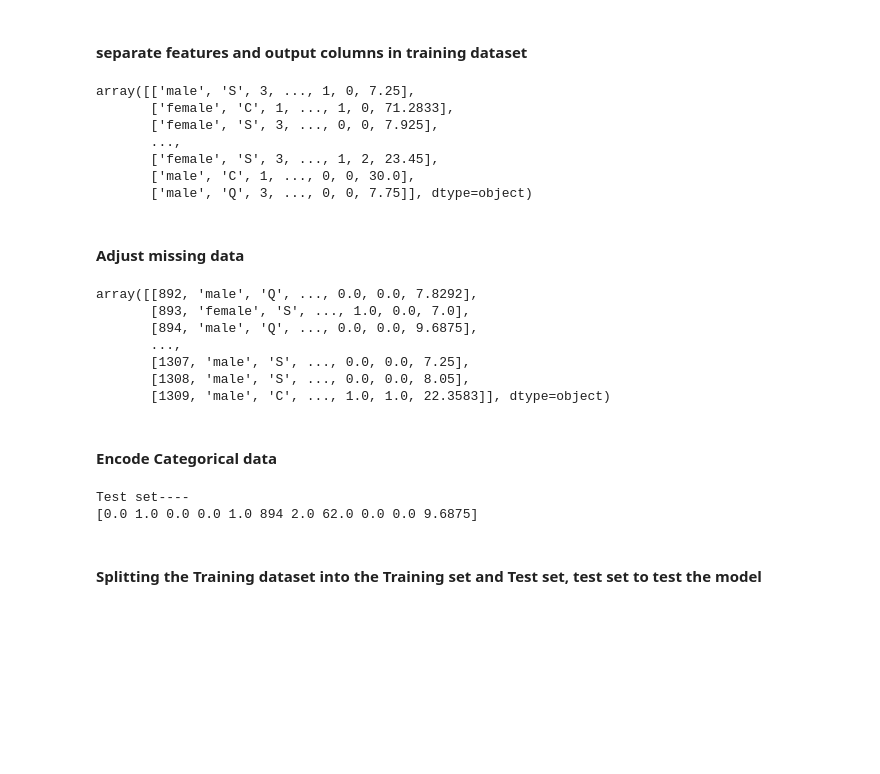
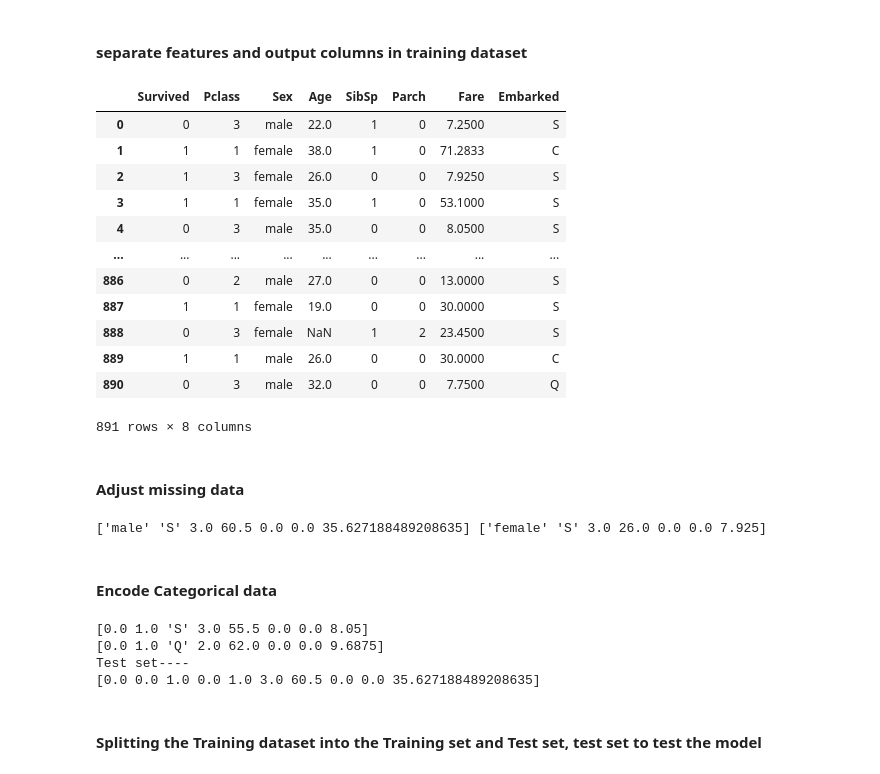
Before and after one commit to brajeshkumar1989/getting-started-with-titanic, a Jupyter notebook: getting-started-with-titanic.ipynb, the cells around one changed output. Cells and saved outputs as stored; diff of their text form; code cells hidden in the pictures; blank space fills up the shorter version.

```diff
--- a/getting-started-with-titanic.ipynb
+++ b/getting-started-with-titanic.ipynb
@@ -57,0 +78,6 @@ test_dataset=test_dataset.drop("Cabin", axis=1)
+# %%
+#assign default value  to Embarked column , found this 2 blank fields are actually creating a difference of 2 % of accuracy , adding this 2 blank value to default S it is helping to train a model
+train_dataset.isnull().sum()
+
+values = {"Embarked": 'S'}
+train_dataset=train_dataset.fillna(value=values)
@@ -93,17 +131,24 @@ X=train_dataset.iloc[:,1:]
 y=train_dataset.iloc[:,0].values
+# %%
+train_dataset
+# %% [output]
+|  | Survived | Pclass | Sex | Age | SibSp | Parch | Fare | Embarked |
+| 0 | 0 | 3 | male | 22.0 | 1 | 0 | 7.2500 | S |
+| 1 | 1 | 1 | female | 38.0 | 1 | 0 | 71.2833 | C |
+| 2 | 1 | 3 | female | 26.0 | 0 | 0 | 7.9250 | S |
+| 3 | 1 | 1 | female | 35.0 | 1 | 0 | 53.1000 | S |
+| 4 | 0 | 3 | male | 35.0 | 0 | 0 | 8.0500 | S |
+| ... | ... | ... | ... | ... | ... | ... | ... | ... |
+| 886 | 0 | 2 | male | 27.0 | 0 | 0 | 13.0000 | S |
+| 887 | 1 | 1 | female | 19.0 | 0 | 0 | 30.0000 | S |
+| 888 | 0 | 3 | female | NaN | 1 | 2 | 23.4500 | S |
+| 889 | 1 | 1 | male | 26.0 | 0 | 0 | 30.0000 | C |
+| 890 | 0 | 3 | male | 32.0 | 0 | 0 | 7.7500 | Q |
+891 rows × 8 columns
 # %%
 #adjust columns for training set
 
-X=X.iloc[:,[1,6,0,2,3,4,5]].values
-X
+X=train_dataset.iloc[:,[2,7,1,3,4,5,6]].values
-# %% [output]
-array([['male', 'S', 3, ..., 1, 0, 7.25],
-       ['female', 'C', 1, ..., 1, 0, 71.2833],
-       ['female', 'S', 3, ..., 0, 0, 7.925],
-       ...,
-       ['female', 'S', 3, ..., 1, 2, 23.45],
-       ['male', 'C', 1, ..., 0, 0, 30.0],
-       ['male', 'Q', 3, ..., 0, 0, 7.75]], dtype=object)
 # %% [markdown]
 #### Adjust missing data
 # %%
@@ -116,42 +161,45 @@ X[:,2:]=imputer.transform(X[:,2:])
 
 #adjust in test dataset
 
-imputer.fit(test_dataset[:,3:])
-test_dataset[:,3:]=imputer.transform(test_dataset[:,3:])
-test_dataset
+imputer.fit(test_dataset[:,2:])
+test_dataset[:,2:]=imputer.transform(test_dataset[:,2:])
+print(test_dataset[152],X[2])
 # %% [output]
-array([[892, 'male', 'Q', ..., 0.0, 0.0, 7.8292],
-       [893, 'female', 'S', ..., 1.0, 0.0, 7.0],
-       [894, 'male', 'Q', ..., 0.0, 0.0, 9.6875],
-       ...,
-       [1307, 'male', 'S', ..., 0.0, 0.0, 7.25],
-       [1308, 'male', 'S', ..., 0.0, 0.0, 8.05],
-       [1309, 'male', 'C', ..., 1.0, 1.0, 22.3583]], dtype=object)
+['male' 'S' 3.0 60.5 0.0 0.0 35.627188489208635] ['female' 'S' 3.0 26.0 0.0 0.0 7.925]
 # %% [markdown]
 #### Encode Categorical data
 # %%
 #Encode the independent features of Training Data
 from sklearn.compose import ColumnTransformer
 from sklearn.preprocessing import OneHotEncoder
+
 ct_1=ColumnTransformer(transformers=[('encoder',OneHotEncoder(),[0])], remainder='passthrough')
 
 X=np.array(ct_1.fit_transform(X))
 
+print(X[152])
 ct_2=ColumnTransformer(transformers=[('encoder',OneHotEncoder(),[2])], remainder='passthrough')
 X=np.array(ct_2.fit_transform(X))
+X[152]
+#Encode the independent features of Test Data
 
 
-#Encode the independent features of Test Data
-ct_test_1=ColumnTransformer(transformers=[('encoder',OneHotEncoder(),[1])], remainder='passthrough')
 
-test_dataset=np.array(ct_test_1.fit_transform(test_dataset))
-ct_test_2=ColumnTransformer(transformers=[('encoder',OneHotEncoder(),[3])], remainder='passthrough')
-test_dataset=np.array(ct_test_2.fit_transform(test_dataset))
+ct_1=ColumnTransformer(transformers=[('encoder',OneHotEncoder(),[0])], remainder='passthrough')
+
+test_dataset=np.array(ct_1.fit_transform(test_dataset))
+
+print(test_dataset[2])
+ct_2=ColumnTransformer(transformers=[('encoder',OneHotEncoder(),[2])], remainder='passthrough')
+test_dataset=np.array(ct_2.fit_transform(test_dataset))
+
 print("Test set----")
-print(test_dataset[2])
+print(test_dataset[152])
 # %% [output]
+[0.0 1.0 'S' 3.0 55.5 0.0 0.0 8.05]
+[0.0 1.0 'Q' 2.0 62.0 0.0 0.0 9.6875]
 Test set----
-[0.0 1.0 0.0 0.0 1.0 894 2.0 62.0 0.0 0.0 9.6875]
+[0.0 0.0 1.0 0.0 1.0 3.0 60.5 0.0 0.0 35.627188489208635]
 # %% [markdown]
 #### Splitting the Training dataset into the Training set and Test set, test set to test the model
 # %%
```
Also changed, not shown: parts of 12 cells of this notebook.
